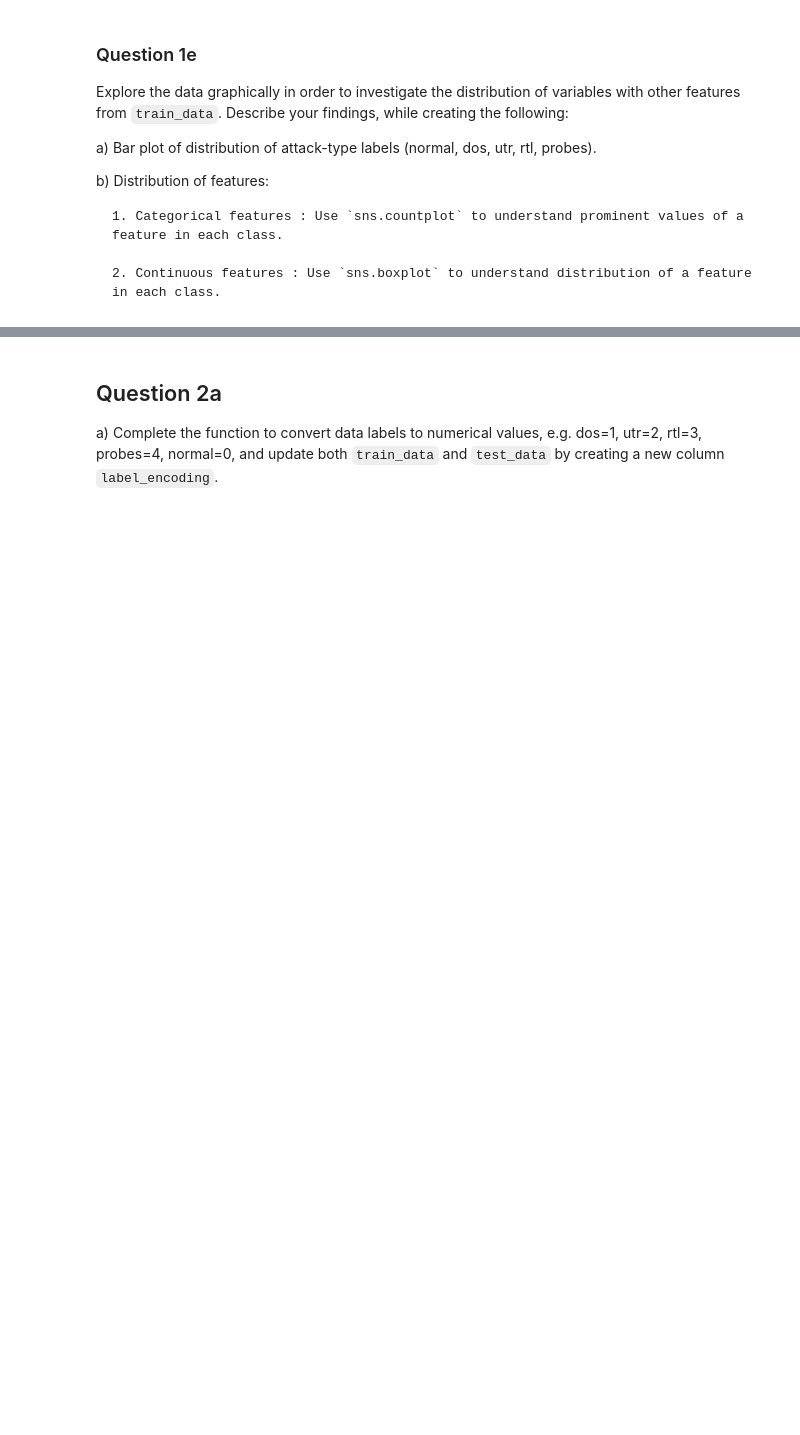
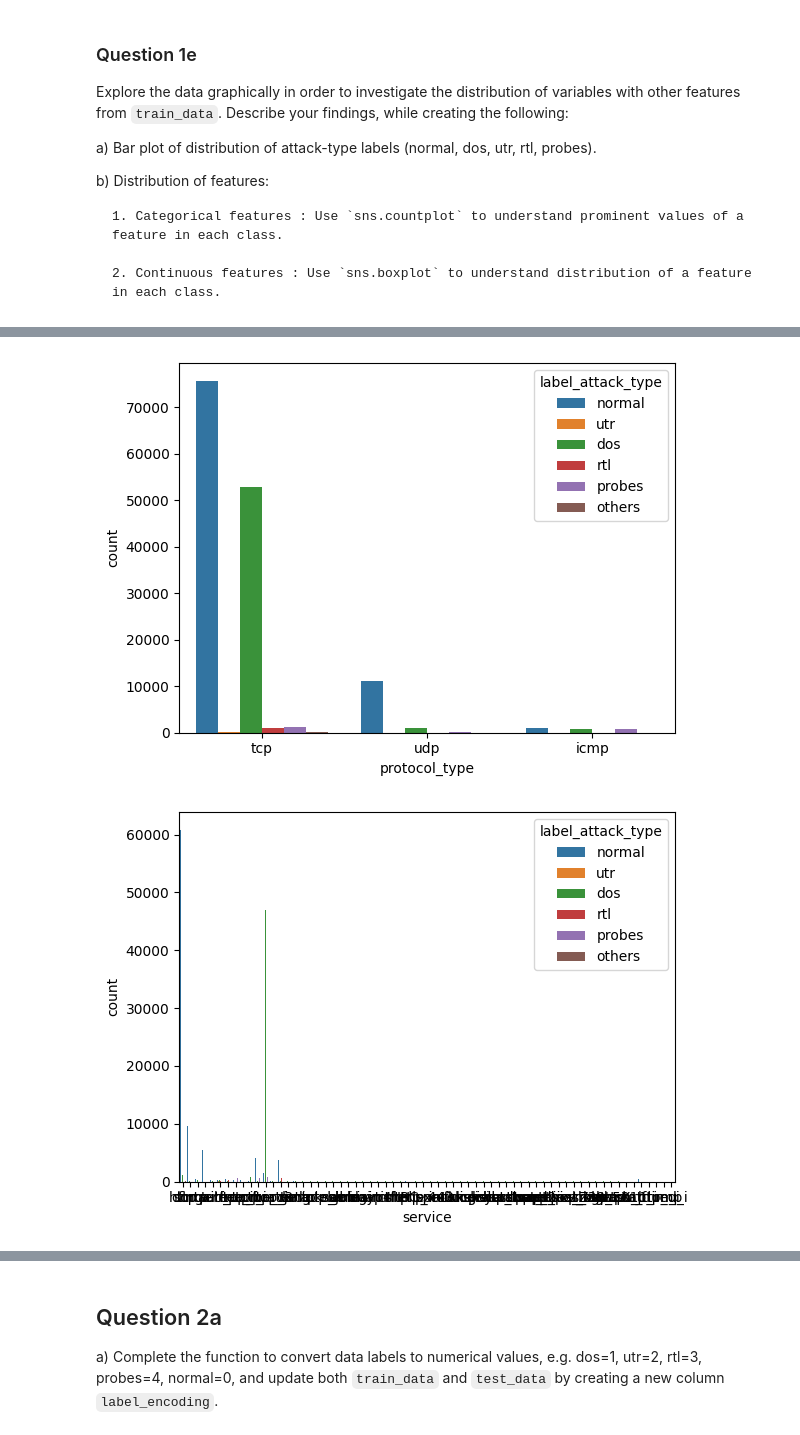
Before and after one commit to Cliffhanger9/Machine_learning-Assignments, a Jupyter notebook: Assignments/Assignment_2.ipynb, the cells around one changed output, grey strips where cells are left out. Drawn from its saved outputs; the diff is of its cells as text; code cells hidden in the pictures; blank space fills up the shorter version.

```diff
--- a/Assignments/Assignment_2.ipynb
+++ b/Assignments/Assignment_2.ipynb
@@ -235,7 +263,14 @@ plt.xticks(rotation=10)
 # %%
 #b i) distribution of categorical variables with 'label_attack_type'
-categorical_cols = ...
+categorical_cols = ['protocol_type','service','flag']
 
 for col in categorical_cols:
     plt.figure()
-    ...
+    sns.countplot(
+        data=train_data,
+        x=col,
+        hue='label_attack_type'
+    )
+# %% [output]
+[figure, added]
+[figure, added]
```
Also changed, not shown: parts of 54 cells of this notebook.
